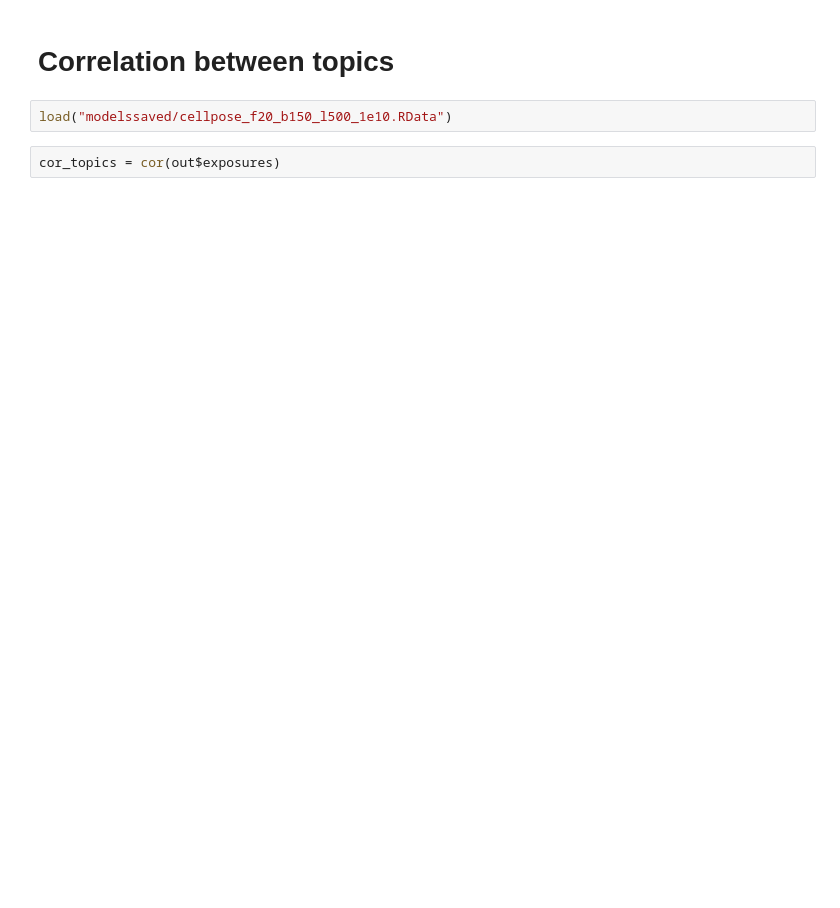
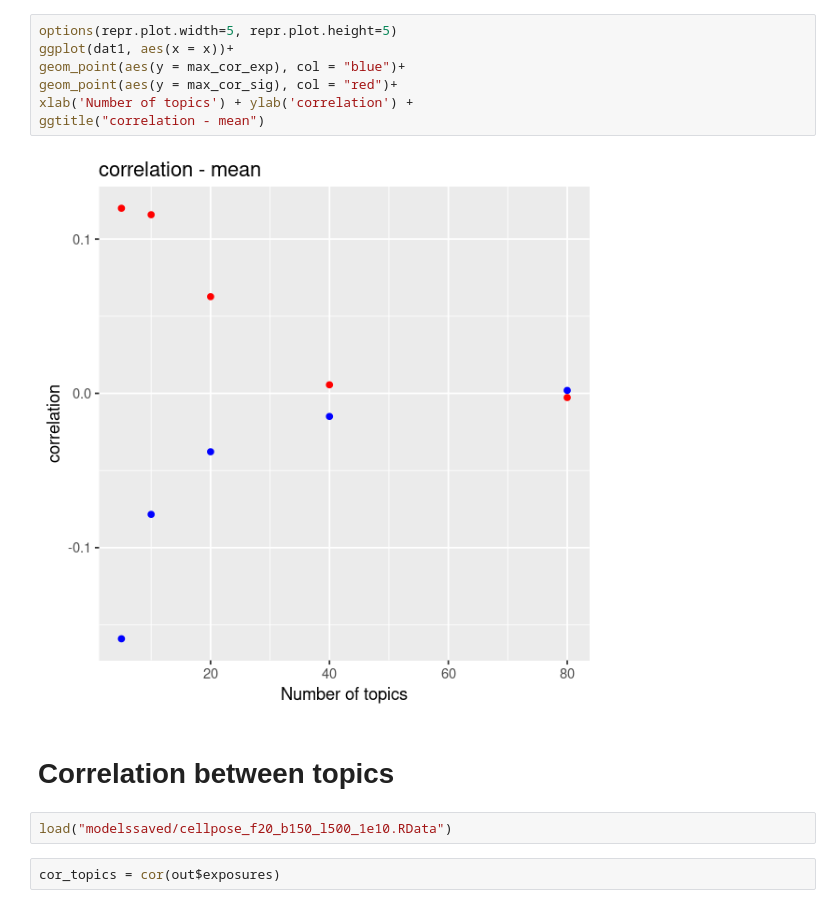
Before and after one commit to seasoncloud/HubID, a Jupyter notebook: GaussianPrior/correlation.ipynb, the cells around one changed output. Saved outputs shown, nothing was run; the diff lists cells and outputs as text; blank space fills up the shorter version.

```diff
--- a/GaussianPrior/correlation.ipynb
+++ b/GaussianPrior/correlation.ipynb
@@ -1,3 +63,12 @@
+# %%
+options(repr.plot.width=5, repr.plot.height=5)
+ggplot(dat1, aes(x = x))+
+geom_point(aes(y = max_cor_exp), col = "blue")+
+geom_point(aes(y = max_cor_sig), col = "red")+
+xlab('Number of topics') + ylab('correlation') +
+ggtitle("correlation - mean")
+# %% [output]
+[figure, added]
 # %% [markdown]
 # Correlation between topics
 # %%
```
Also changed, not shown: parts of 17 cells of this notebook, 21 other files.
